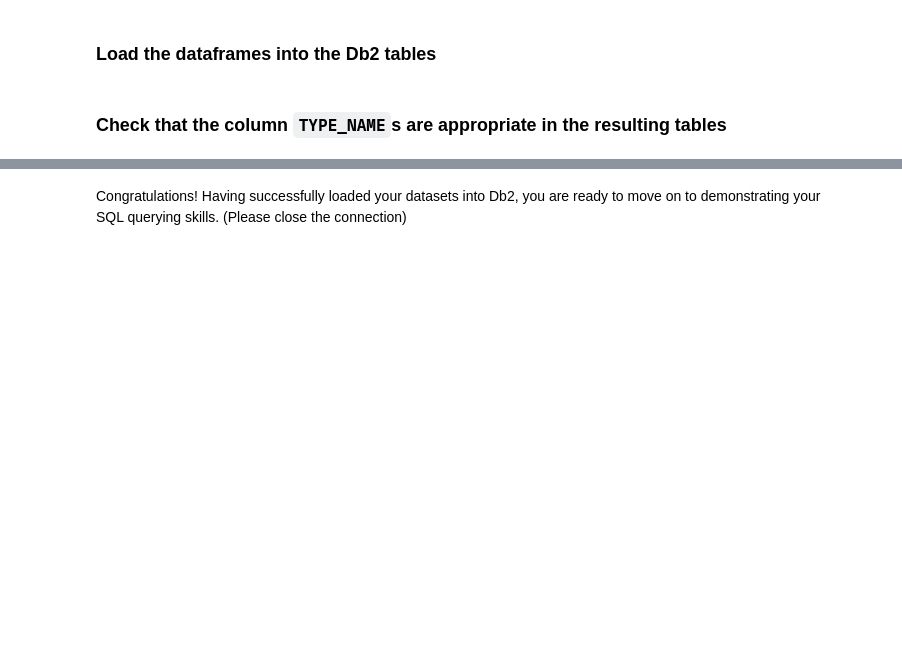
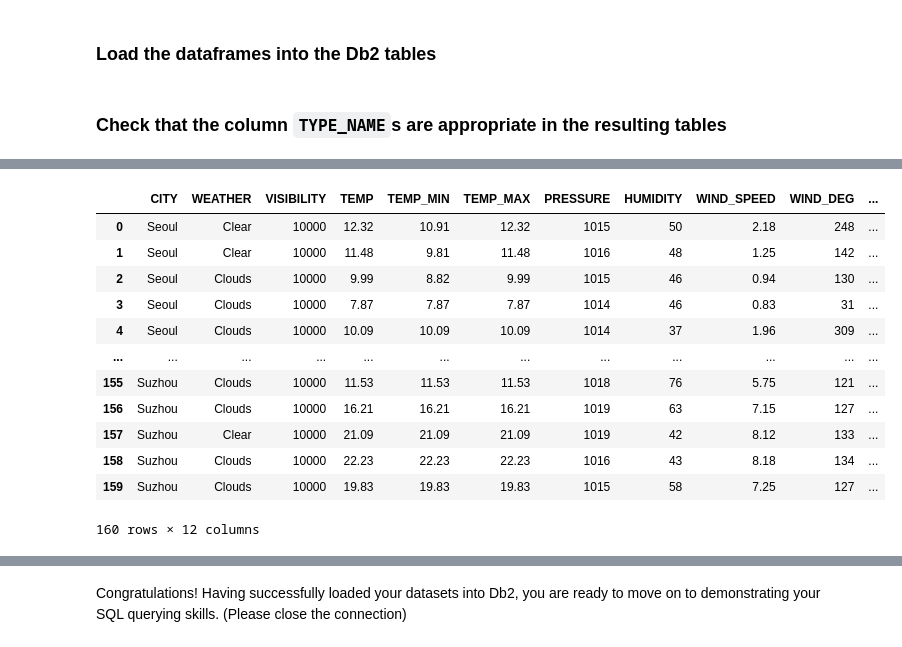
Before and after one commit to dennislamcv1/IBMDExcel-R, a Jupyter notebook: Data Science with R Capstone Project/Lab-Jupyter-Load-to-Db2.ipynb, the cells around one changed output, grey strips where cells are left out. Saved outputs shown, nothing was run; the diff lists cells and outputs as text; code cells hidden in the pictures; blank space fills up the shorter version.

```diff
--- a/Data Science with R Capstone Project/Lab-Jupyter-Load-to-Db2.ipynb
+++ b/Data Science with R Capstone Project/Lab-Jupyter-Load-to-Db2.ipynb
@@ -73,0 +82,2 @@ conn.info["Driver_ODBC_Ver"]
+# %%
+con = sq3.connect("bike.db")
@@ -172,0 +210,16 @@ sqlColumns(conn, "SEOUL_BIKE_SHARING")
+# %%
+pd.read_sql_query("SELECT * FROM CITIES_WEATHER_FORECAST", con)
+# %% [output]
+|  | CITY | WEATHER | VISIBILITY | TEMP | TEMP_MIN | TEMP_MAX | PRESSURE | HUMIDITY | WIND_SPEED | WIND_DEG | ... |
+| 0 | Seoul | Clear | 10000 | 12.32 | 10.91 | 12.32 | 1015 | 50 | 2.18 | 248 | ... |
+| 1 | Seoul | Clear | 10000 | 11.48 | 9.81 | 11.48 | 1016 | 48 | 1.25 | 142 | ... |
+| 2 | Seoul | Clouds | 10000 | 9.99 | 8.82 | 9.99 | 1015 | 46 | 0.94 | 130 | ... |
+| 3 | Seoul | Clouds | 10000 | 7.87 | 7.87 | 7.87 | 1014 | 46 | 0.83 | 31 | ... |
+| 4 | Seoul | Clouds | 10000 | 10.09 | 10.09 | 10.09 | 1014 | 37 | 1.96 | 309 | ... |
+| ... | ... | ... | ... | ... | ... | ... | ... | ... | ... | ... | ... |
+| 155 | Suzhou | Clouds | 10000 | 11.53 | 11.53 | 11.53 | 1018 | 76 | 5.75 | 121 | ... |
+| 156 | Suzhou | Clouds | 10000 | 16.21 | 16.21 | 16.21 | 1019 | 63 | 7.15 | 127 | ... |
+| 157 | Suzhou | Clear | 10000 | 21.09 | 21.09 | 21.09 | 1019 | 42 | 8.12 | 133 | ... |
+| 158 | Suzhou | Clouds | 10000 | 22.23 | 22.23 | 22.23 | 1016 | 43 | 8.18 | 134 | ... |
+| 159 | Suzhou | Clouds | 10000 | 19.83 | 19.83 | 19.83 | 1015 | 58 | 7.25 | 127 | ... |
+160 rows × 12 columns
```
Also changed, not shown: parts of 24 cells of this notebook, 2 other files.
